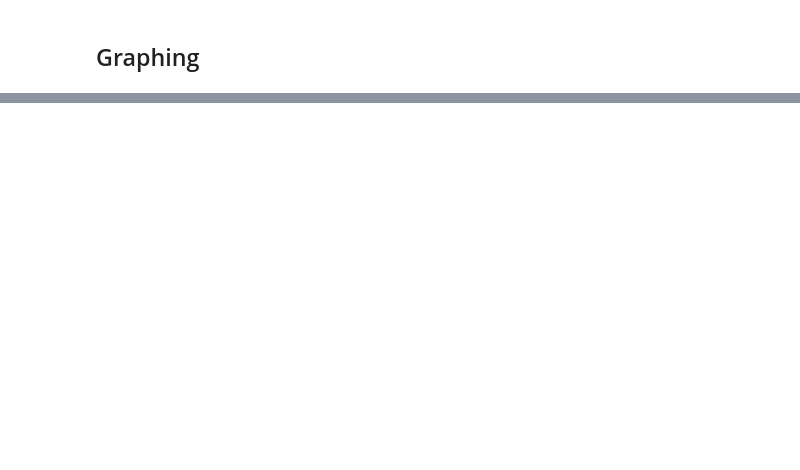
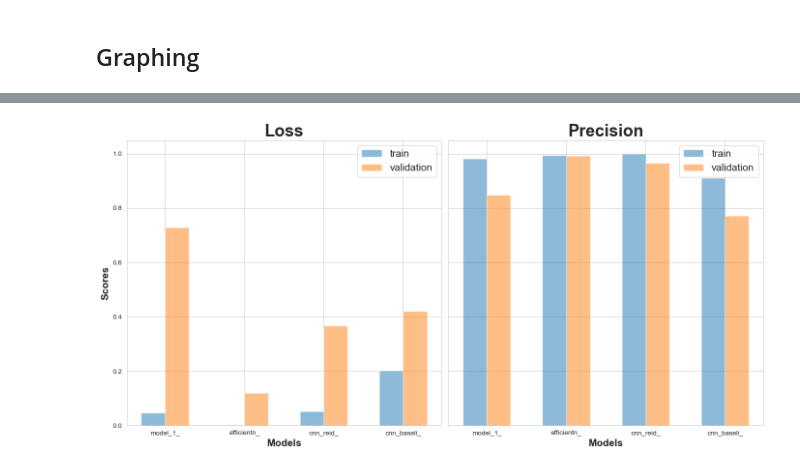
Before and after one commit to annabchox/deepfake-detector, a Jupyter notebook: Code/Main/Testing/Best_Models_NN.ipynb, the cells around one changed output, grey strips where cells are left out. Cells and saved outputs as stored; diff of their text form; code cells hidden in the pictures; blank space fills up the shorter version.

```diff
--- a/Code/Main/Testing/Best_Models_NN.ipynb
+++ b/Code/Main/Testing/Best_Models_NN.ipynb
@@ -57,0 +78,5 @@ loaded_model.load_weights(weights_path)
+# %%
+df = pd.read_csv("../../Results/model_eval.csv")
+df.set_index("Unnamed: 0", drop=True, inplace=True)
+df.dropna(inplace=True)
+df.head()
@@ -76,0 +184,28 @@ models are also modular -> future training is very easy
+# %%
+def plot_bar(df, list_of_columns):
+
+    # Configure figure and plots
+    total_graphs = len(list_of_columns)
+    fig, ax = plt.subplots(1, total_graphs, figsize=config.subplot_fig_size, sharey=True)
+
+    # Create data lists for graphing to loop over
+    x_tick_labels = [f"{index[:10]}_" for index in df.index.to_list()]
+    width = 0.3
+
+    # Graphs the data
+    ax[0].set_ylabel("Scores", **config.axis_title_font)
+    for i in range(len(ax)):
+        x_tick_indexes = np.arange(len(x_tick_labels))
+        ax[i].set_title(f"{list_of_columns[i].title()}", **config.title_font)
+        ax[i].set_xlabel("Models", **config.axis_title_font)
+        ax[i].bar(x_tick_indexes, df[f"train_{list_of_columns[i]}"], width, label="train", alpha=0.5)
+        ax[i].bar(x_tick_indexes + width, df[f"val_{list_of_columns[i]}"], width, label="validation", alpha=0.5)
+        ax[i].set_xticks(x_tick_indexes + width / 2, x_tick_labels)
+        ax[i].legend(loc='best', **config.label_font)
+    plt.tight_layout()
+    plt.savefig(f"../../../Images/{list_of_columns[0]}_{list_of_columns[1]}.png")
+    plt.show()
+    return
+
+plot_bar(df, ["loss", "acc"])
+plot_bar(df, ["precision", "recall"])
@@ -76,0 +215,4 @@ models are also modular -> future training is very easy
+# %%
+plot_bar(df, ["loss", "precision"])
+# %% [output]
+[figure, added]
```
Also changed, not shown: parts of 18 cells of this notebook, 9 other files.
